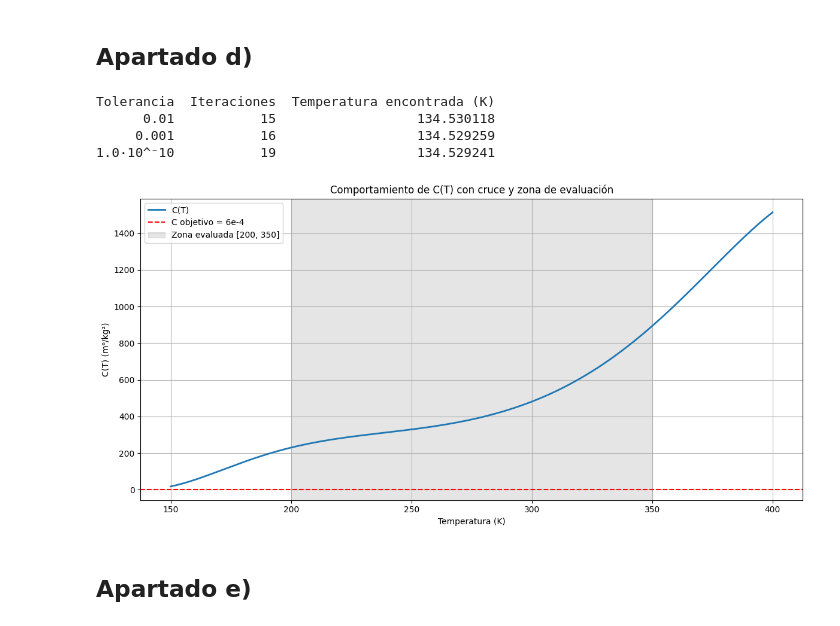
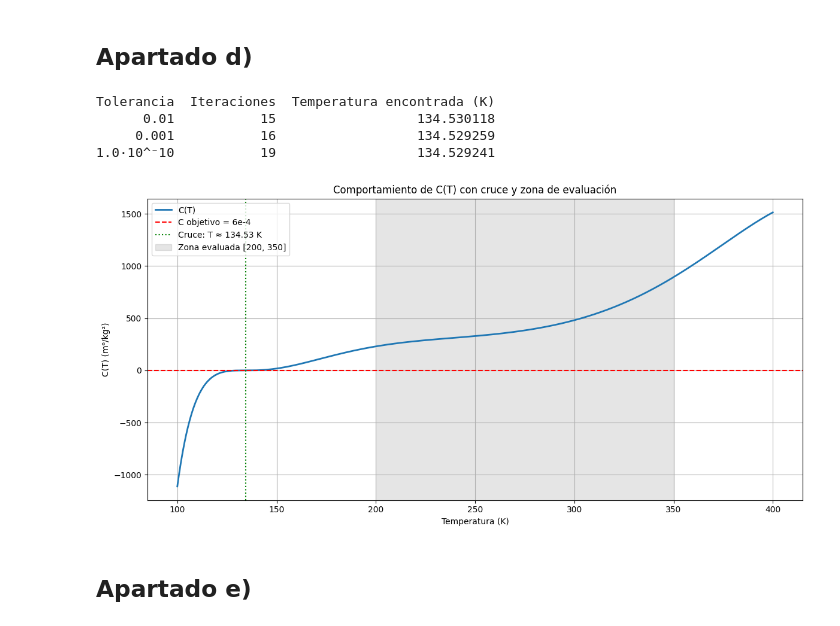
Before and after one commit to AlvaroSantamariaAnton/Caso_practico_1, a Jupyter notebook: Caso_practico_1.ipynb, the cells around one changed output. Cells and saved outputs as stored; diff of their text form; code cells hidden in the pictures.

```diff
--- a/Caso_practico_1.ipynb
+++ b/Caso_practico_1.ipynb
@@ -606,7 +522,7 @@ print(df_resultados.to_string(index=False))
 # ------------------ GRÁFICA ------------------
 
 # Ampliar el rango de temperaturas para ver mejor el comportamiento global
-T_vals_plot = np.linspace(150, 400, 1000)
+T_vals_plot = np.linspace(100, 400, 1000)
 C_vals = [C_T(T_val) for T_val in T_vals_plot]
 
 # Encontrar intersección con el objetivo (si existe dentro del rango)
@@ -615,34 +531,34 @@ for i in range(len(T_vals_plot) - 1):
     if (C_vals[i] - C_target) * (C_vals[i + 1] - C_target) < 0:
         T0, T1 = T_vals_plot[i], T_vals_plot[i + 1]
         T_intersect, _ = secante(lambda T: C_T(T) - C_target, T0, T1, 1e-10)
         intersecciones.append(T_intersect)
 
 plt.figure(figsize=(12, 6))
 plt.plot(T_vals_plot, C_vals, label='C(T)', linewidth=2)
 
 # Línea horizontal del objetivo
 plt.axhline(C_target, color='red', linestyle='--', label='C objetivo = 6e-4')
 
 # Marcar intersecciones
 for T_cross in intersecciones:
     plt.axvline(T_cross, color='green', linestyle=':', label=f'Cruce: T ≈ {T_cross:.2f} K')
 
 # Rellenar zona entre 200 y 350 K
 plt.axvspan(200, 350, color='gray', alpha=0.2, label='Zona evaluada [200, 350]')
 
 plt.xlabel('Temperatura (K)')
 plt.ylabel('C(T) (m⁶/kg²)')
 plt.title('Comportamiento de C(T) con cruce y zona de evaluación')
 plt.grid(True)
 plt.legend()
 plt.tight_layout()
 plt.show()
 # %% [output]
 Tolerancia  Iteraciones  Temperatura encontrada (K)
       0.01           15                  134.530118
      0.001           16                  134.529259
 1.0·10^⁻10           19                  134.529241
-[figure, old version]
+[figure, new version]
 # %% [markdown]
 ## Apartado e)
 # %%
```
Also changed, not shown: parts of 5 cells of this notebook, 2 other files.
